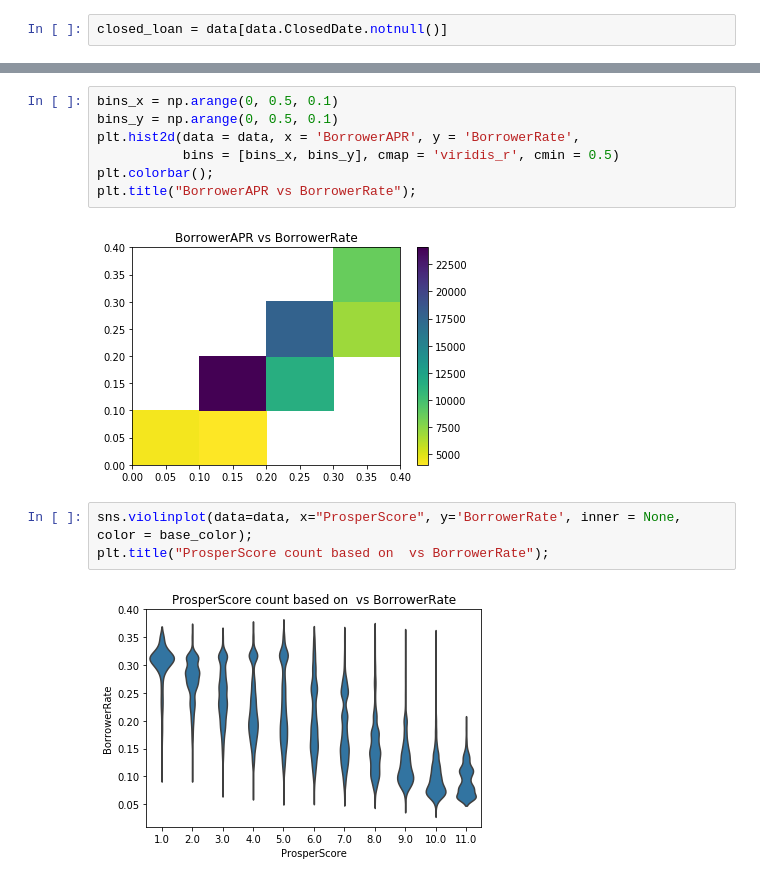
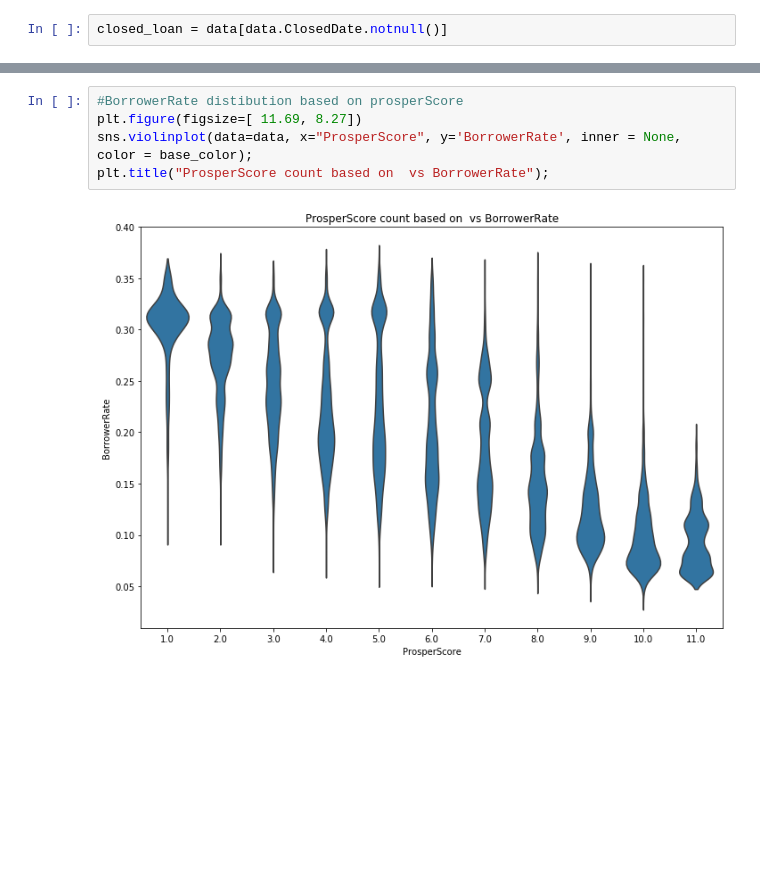
Before and after one commit to naveenmaan/Loan-Data-Analysis, a Jupyter notebook: slide_deck_template.ipynb, the cells around one changed output, grey strips where cells are left out. Cells and saved outputs as stored; diff of their text form; blank space fills up the shorter version.

```diff
--- a/slide_deck_template.ipynb
+++ b/slide_deck_template.ipynb
@@ -162,14 +93,7 @@ See the caveats in the documentation: http://pandas.pydata.org/pandas-docs/stabl
-# %%
-bins_x = np.arange(0, 0.5, 0.1)
-bins_y = np.arange(0, 0.5, 0.1)
-plt.hist2d(data = data, x = 'BorrowerAPR', y = 'BorrowerRate',
-           bins = [bins_x, bins_y], cmap = 'viridis_r', cmin = 0.5)
-plt.colorbar();
-plt.title("BorrowerAPR vs BorrowerRate");
-# %% [output]
-[figure, removed]
 # %%
+#BorrowerRate distibution based on prosperScore
+plt.figure(figsize=[ 11.69, 8.27])
 sns.violinplot(data=data, x="ProsperScore", y='BorrowerRate', inner = None, color = base_color);
 plt.title("ProsperScore count based on  vs BorrowerRate");
 # %% [output]
-[figure, old version]
+[figure, new version]
```
Also changed, not shown: parts of 38 cells of this notebook, 4 other files.
